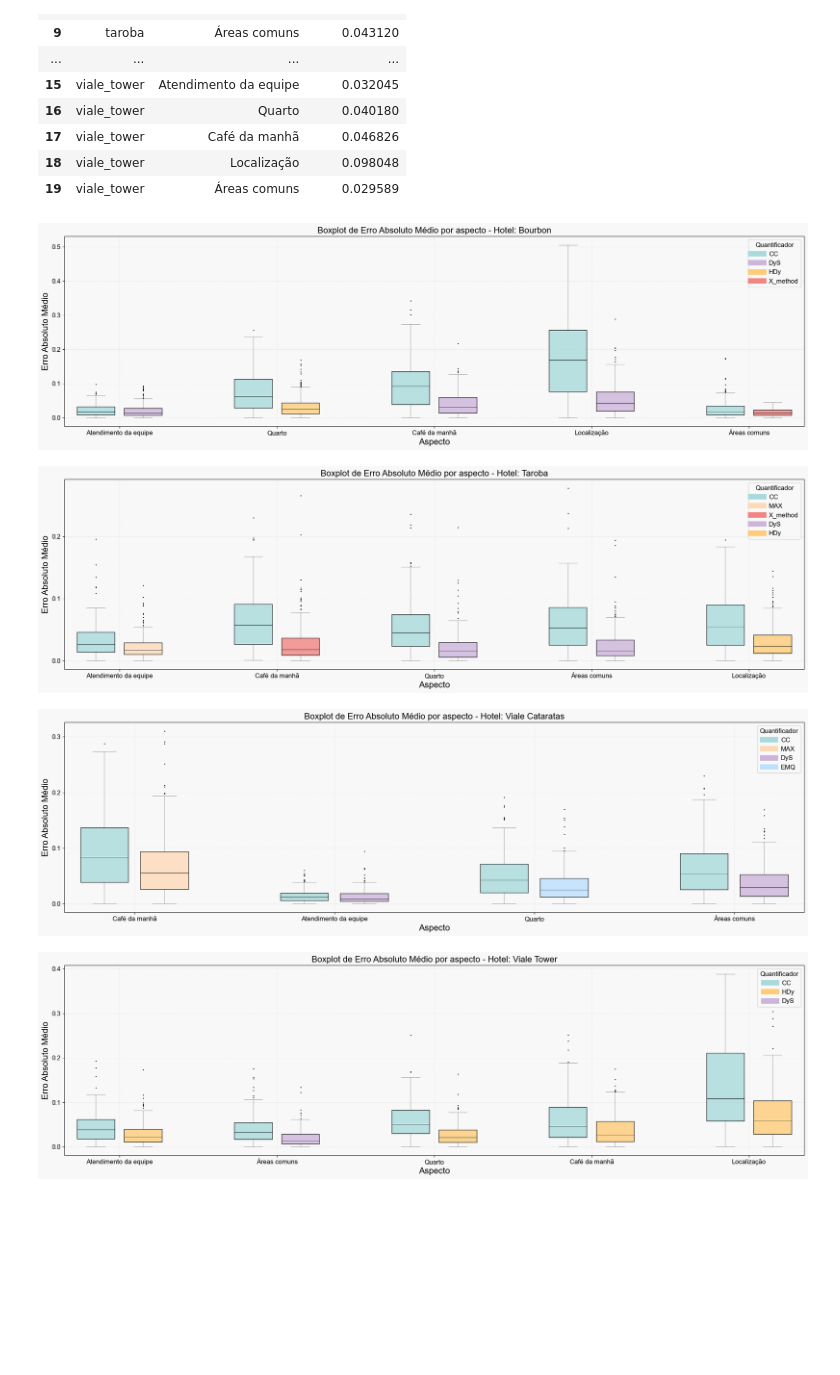
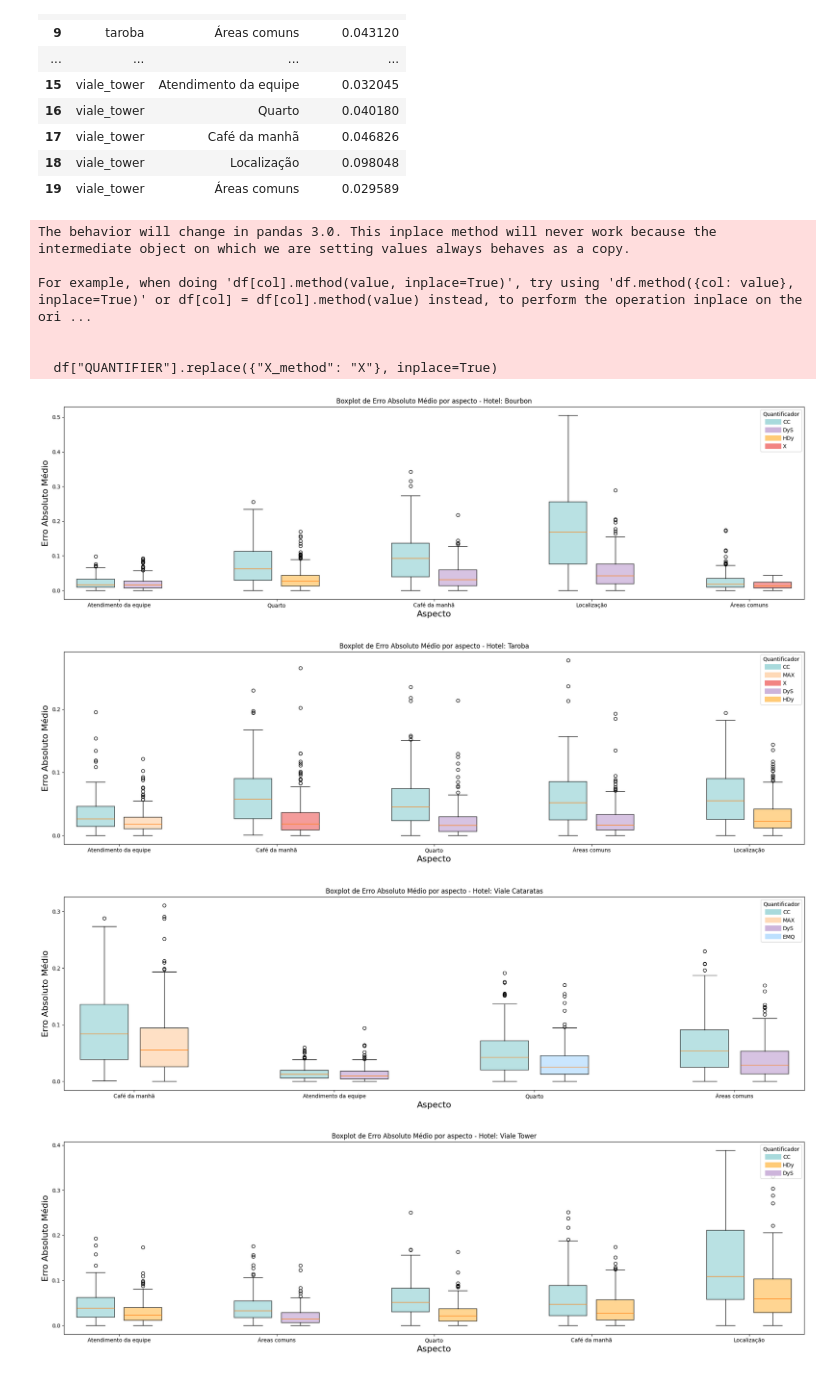
Before and after one commit to luizfernandolj/foz-turismo-sentiment-ml, a Jupyter notebook: 6 - Analise.ipynb, the cells around one changed output. Saved outputs shown, nothing was run; the diff lists cells and outputs as text; code cells hidden in the pictures; blank space fills up the shorter version.

```diff
--- a/6 - Analise.ipynb
+++ b/6 - Analise.ipynb
@@ -146,6 +146,14 @@ Tabela 2: Desvio padrão MAE CC
 import pandas as pd
 import matplotlib.pyplot as plt
 from matplotlib.ticker import MultipleLocator
+
+# Garante fundo completamente branco
+plt.style.use('default')
+plt.rcParams.update({
+    'figure.facecolor': 'white',
+    'axes.facecolor':   'white',
+    'savefig.facecolor':'white'
+})
 
 # Dicionário de cores pastel
 pastel_colors = {
@@ -166,13 +174,14 @@ pastel_colors = {
     "SMM": "#ccebc5",
     "SORD": "#ffb4a2",
     "T50": "#f6bd60",
-    "X_method": "#f28482"
+    "X": "#f28482"
 }
 
 
 df = df[~df["hotel"].isin(["continental", "foz_plaza", "nadai"])].copy()
 df = df[df["aspect"].isin(["Atendimento da equipe", "Quarto", "Café da manhã", "Localização", "Áreas comuns"])].copy()
 hotels = df['hotel'].unique()
+df["QUANTIFIER"].replace({"X_method": "X"}, inplace=True)
 
 for hotel in hotels:
     df_hotel = df[df['hotel'] == hotel].copy()
@@ -230,34 +239,40 @@ for hotel in hotels:
 
         hotel_name = ' '.join(hotel.split("_")).title()
 
         ax.set_xlabel("Aspecto", fontsize=16)
         ax.set_ylabel(erro_descrito[idx], fontsize=16)
         ax.set_title(f"Boxplot de {erro_descrito[idx]} por aspecto - Hotel: {hotel_name}")
 
         # Ajuste do passo do eixo y
         if idx == 0:
             ax.yaxis.set_major_locator(MultipleLocator(0.1))
         else:
             ax.yaxis.set_major_locator(MultipleLocator(0.2))
 
         # Monta legenda sem duplicidade do CC
         legend_quantifiers = set()
         legend_handles = []
         # Adiciona CC uma única vez
         if "CC" in legenda_melhor or True:
             legend_handles.append(plt.Line2D([0], [0], color=pastel_colors["CC"], lw=10, label="CC"))
             legend_quantifiers.add("CC")
         for quant, cor in legenda_melhor.items():
             if quant != "CC" and quant not in legend_quantifiers:
                 legend_handles.append(plt.Line2D([0], [0], color=cor, lw=10, label=quant))
                 legend_quantifiers.add(quant)
         ax.legend(handles=legend_handles, title="Quantificador", loc='upper right')
 
     plt.tight_layout()
     fig.savefig(f'plots/{hotel_name}.pdf')
     plt.show()
 # %% [output]
+The behavior will change in pandas 3.0. This inplace method will never work because the intermediate object on which we are setting values always behaves as a copy.
+
+For example, when doing 'df[col].method(value, inplace=True)', try using 'df.method({col: value}, inplace=True)' or df[col] = df[col].method(value) instead, to perform the operation inplace on the ori ...
+
+
+  df["QUANTIFIER"].replace({"X_method": "X"}, inplace=True)
-[figure, old version]
+[figure, new version]
-[figure, old version]
+[figure, new version]
-[figure, old version]
+[figure, new version]
-[figure, old version]
+[figure, new version]
```
Also changed, not shown: 8 other files.
